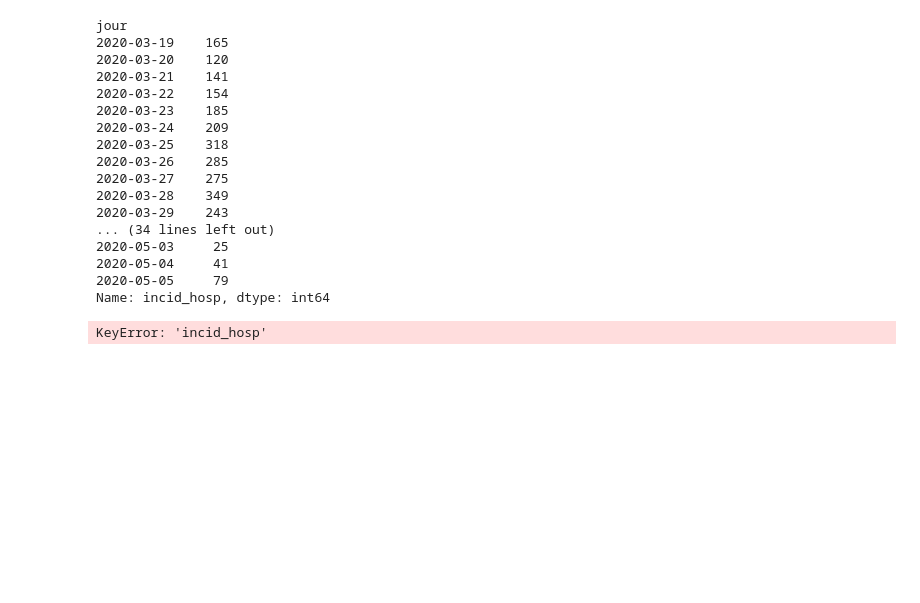
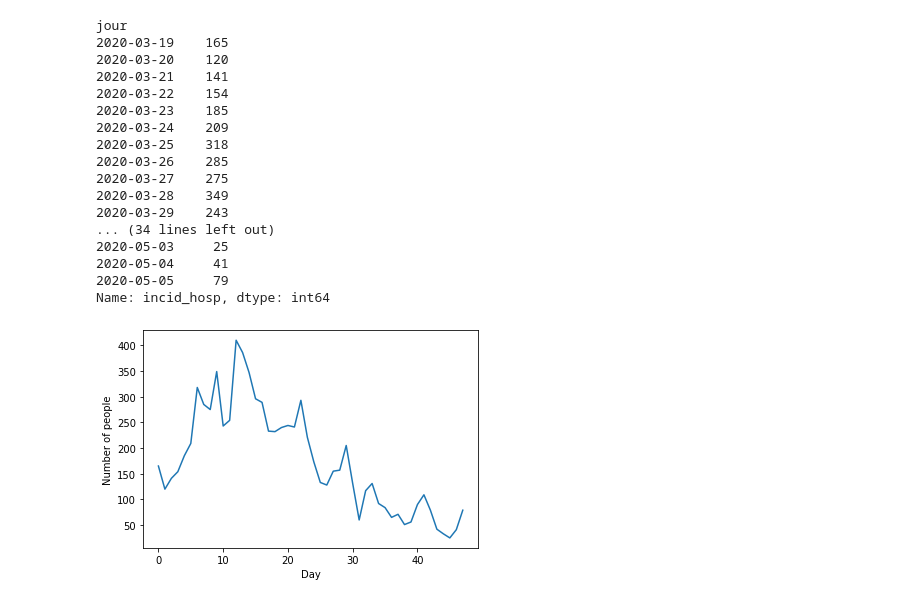
Before and after one commit to klchai/ML_COVID-19, a Jupyter notebook: model/sir.ipynb, the cells around one changed output. Cells and saved outputs as stored; diff of their text form; code cells hidden in the pictures; blank space fills up the shorter version.

```diff
--- a/model/sir.ipynb
+++ b/model/sir.ipynb
@@ -95,19 +95,20 @@ class preProcess():
         self.paris = pd.DataFrame(self.paris, index = [i for i in range(parisInfection.shape[0])])
 
     def getTotal(self):
-        parisTotalInfection = [self.paris.loc[0:i,'incid_hosp'].sum() for i in range(self.paris.shape[0])]
-        parisTotalRecovered = [self.paris.loc[0:i,'incid_rea'].sum() for i in range(self.paris.shape[0])]
-        parisTotalDead = [self.paris.loc[0:i,'incid_dc'].sum() for i in range(self.paris.shape[0])]
+        parisTotalInfection = [self.paris.loc[0:i,'Infected'].sum() for i in range(self.paris.shape[0])]
+        parisTotalRecovered = [self.paris.loc[0:i,'Recovered'].sum() for i in range(self.paris.shape[0])]
+        parisTotalDead = [self.paris.loc[0:i,'Death'].sum() for i in range(self.paris.shape[0])]
         self.paris = self.paris.join(pd.DataFrame([parisTotalInfection,parisTotalRecovered,parisTotalDead], index = ['total_hosp', 'total_rea','total_dc']).T)
         print(self.paris)
 
     def report(self):
-        plt.plot(self.paris.index, self.paris['total_hosp'])
+        plt.plot(self.paris.index, self.paris['Infected'])
         plt.xlabel('Day')
         plt.ylabel('Number of people')
         plt.show()
 # %%
 process=preProcess()
-process.getTotal()
-# %% [output]
-KeyError: 'incid_hosp'
+# %%
+process.report()
+# %% [output]
+[figure, added]
```
